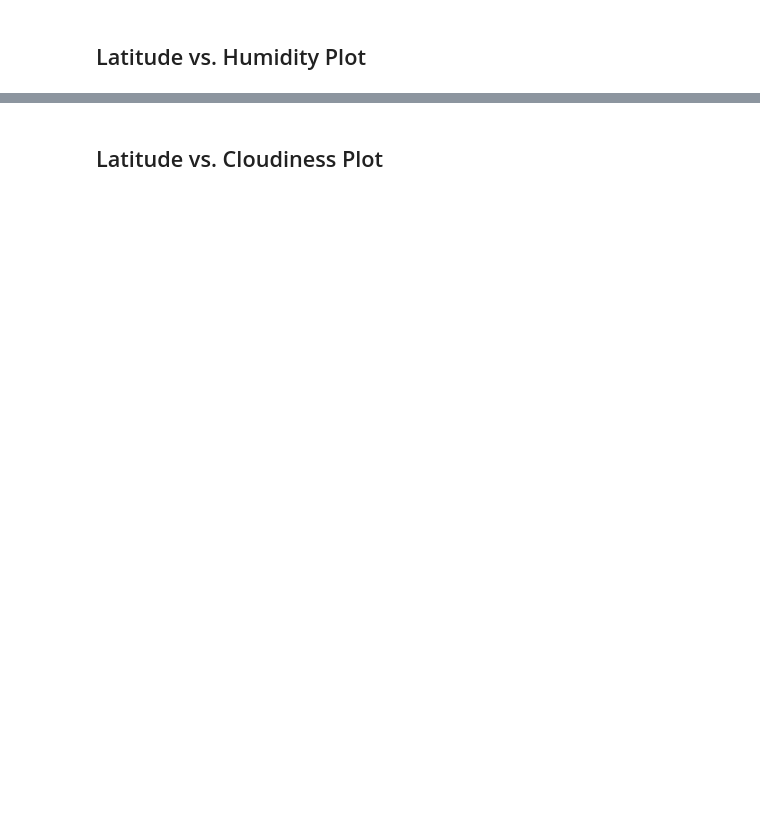
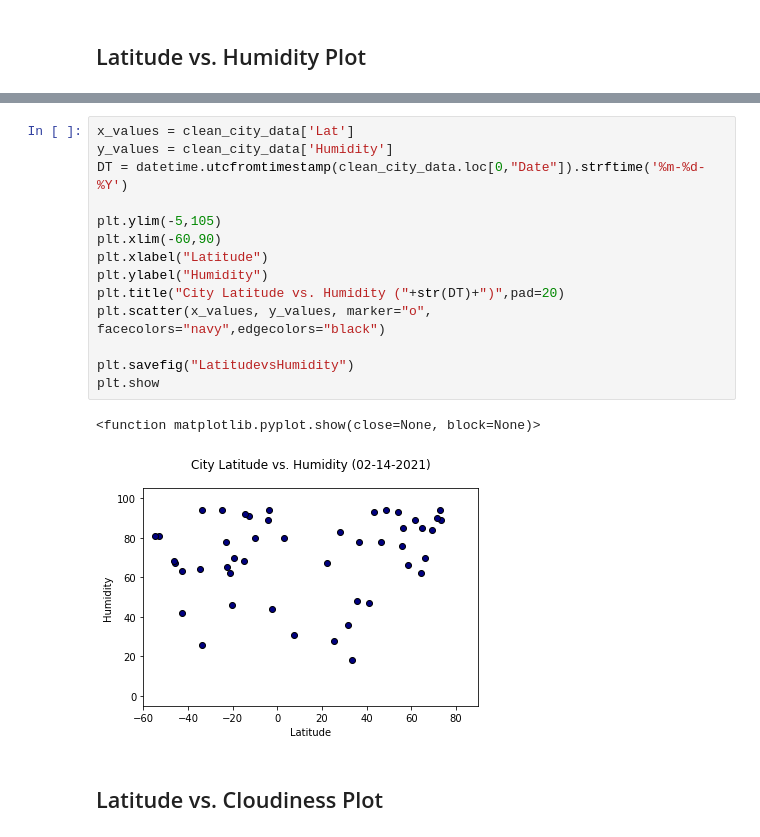
Before and after one commit to safetyh546/python-api-challenge, a Jupyter notebook: WeatherPy/WeatherPy.ipynb, the cells around one changed output, grey strips where cells are left out. Saved outputs shown, nothing was run; the diff lists cells and outputs as text; blank space fills up the shorter version.

```diff
--- a/WeatherPy/WeatherPy.ipynb
+++ b/WeatherPy/WeatherPy.ipynb
@@ -175,2 +225,19 @@ Int64Index([], dtype='int64')
+# %%
+x_values = clean_city_data['Lat']
+y_values = clean_city_data['Humidity']
+DT = datetime.utcfromtimestamp(clean_city_data.loc[0,"Date"]).strftime('%m-%d-%Y')
+
+plt.ylim(-5,105)
+plt.xlim(-60,90)
+plt.xlabel("Latitude")
+plt.ylabel("Humidity")
+plt.title("City Latitude vs. Humidity ("+str(DT)+")",pad=20)
+plt.scatter(x_values, y_values, marker="o", facecolors="navy",edgecolors="black")
+
+plt.savefig("LatitudevsHumidity")
+plt.show
+# %% [output]
+<function matplotlib.pyplot.show(close=None, block=None)>
+[figure, added]
 # %% [markdown]
 ## Latitude vs. Cloudiness Plot
```
Also changed, not shown: parts of 28 cells of this notebook, 6 other files.
